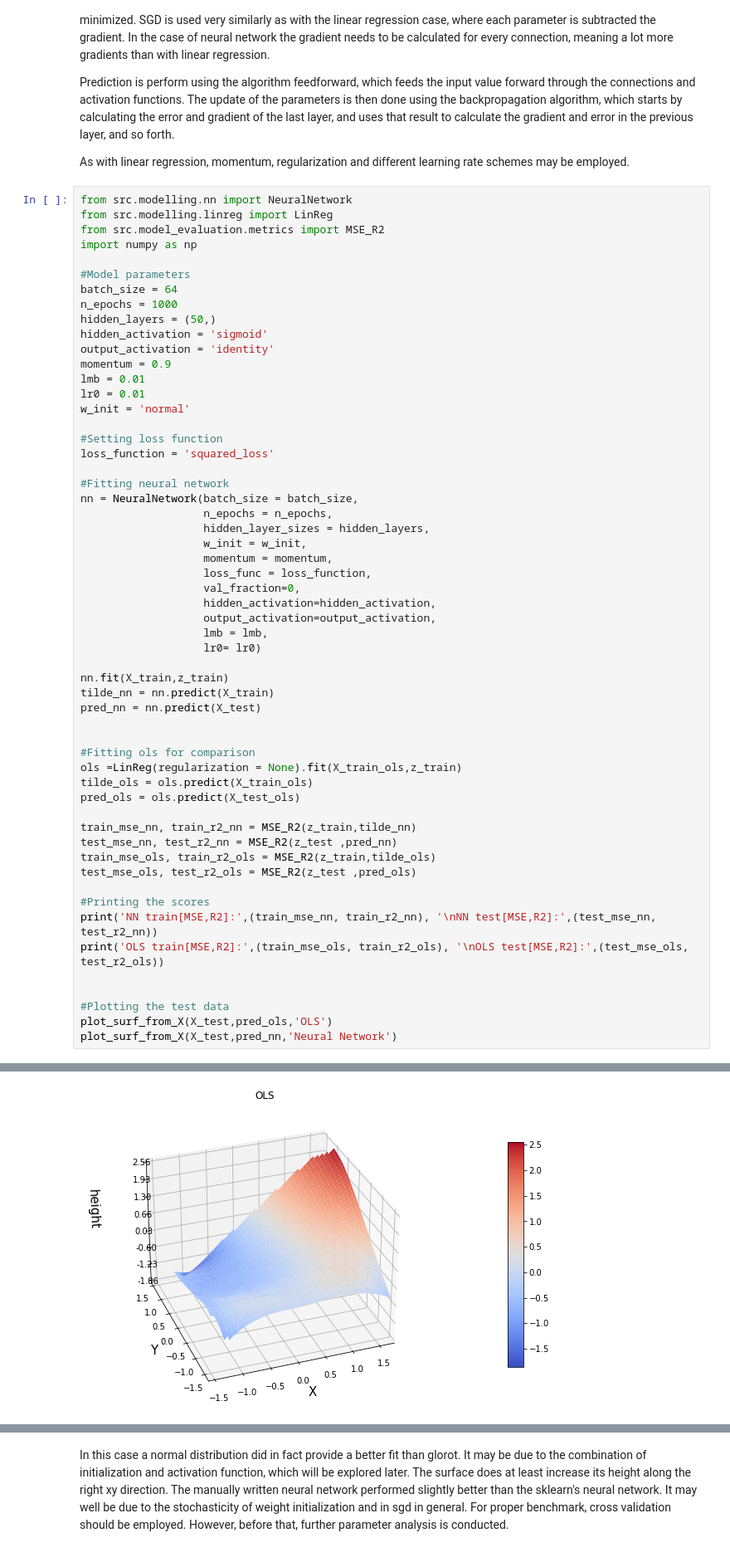
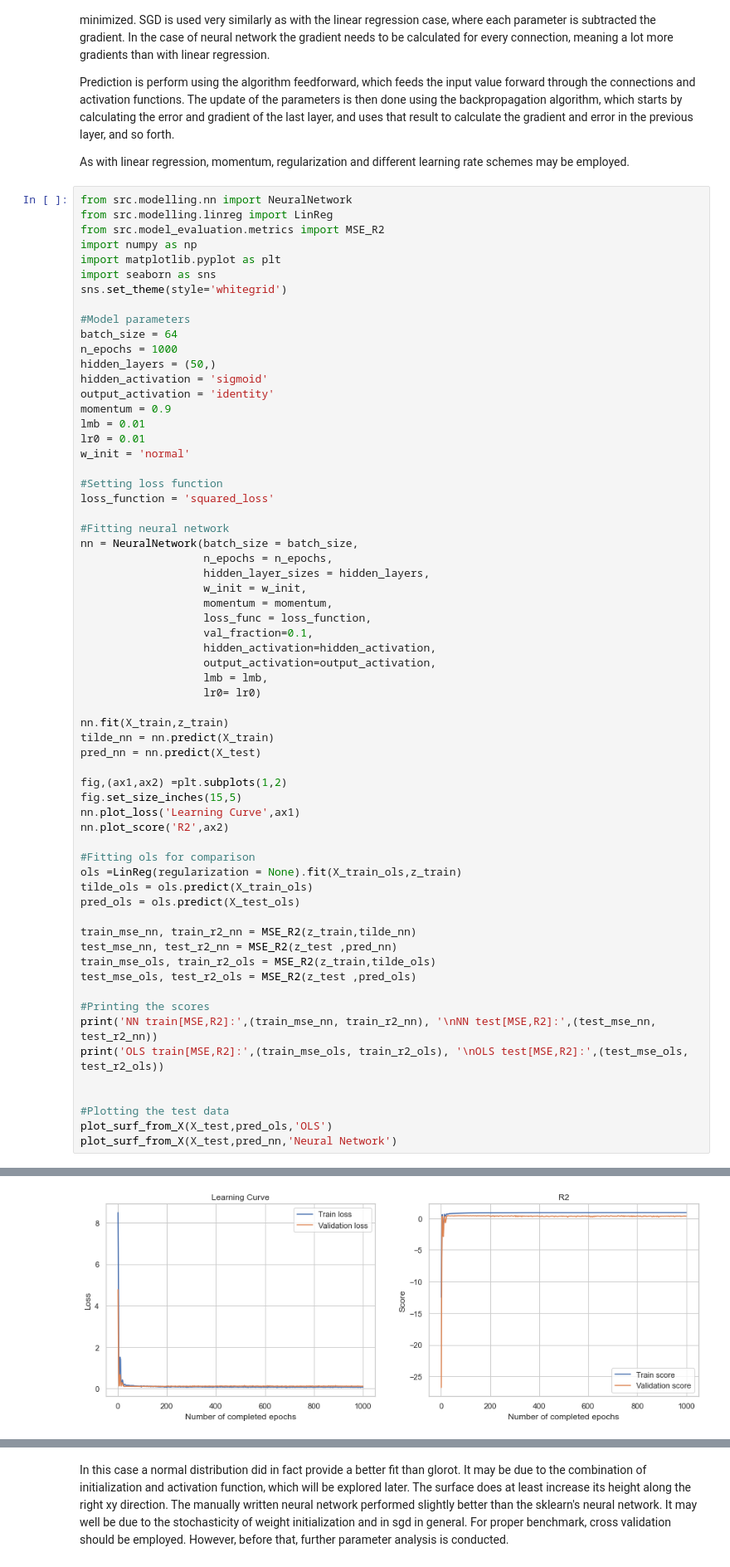
Before and after one commit to oliverif/FYS-STK4155-project2, a Jupyter notebook: notebooks/Reports/Part_b_and_c.ipynb, the cells around one changed output, grey strips where cells are left out. Shown at 83% size. Cells and saved outputs as stored; diff of their text form.

```diff
--- a/notebooks/Reports/Part_b_and_c.ipynb
+++ b/notebooks/Reports/Part_b_and_c.ipynb
@@ -69,6 +69,9 @@ from src.modelling.nn import NeuralNetwork
 from src.modelling.linreg import LinReg
 from src.model_evaluation.metrics import MSE_R2
 import numpy as np
+import matplotlib.pyplot as plt
+import seaborn as sns
+sns.set_theme(style='whitegrid')
 
 #Model parameters
 batch_size = 64
@@ -91,7 +94,7 @@ nn = NeuralNetwork(batch_size = batch_size,
                    w_init = w_init,
                    momentum = momentum,
                    loss_func = loss_function,
-                   val_fraction=0,
+                   val_fraction=0.1,
                    hidden_activation=hidden_activation,
                    output_activation=output_activation,
                    lmb = lmb,
@@ -101,6 +104,10 @@ nn.fit(X_train,z_train)
 tilde_nn = nn.predict(X_train)
 pred_nn = nn.predict(X_test)
 
+fig,(ax1,ax2) =plt.subplots(1,2)
+fig.set_size_inches(15,5)
+nn.plot_loss('Learning Curve',ax1)
+nn.plot_score('R2',ax2)
 
 #Fitting ols for comparison
 ols =LinReg(regularization = None).fit(X_train_ols,z_train)
@@ -126,4 +133,4 @@ NN test[MSE,R2]: (0.17515142069440448, 0.8086379760192073)
 OLS train[MSE,R2]: (0.09990252233243115, 0.9000974776675689)
 OLS test[MSE,R2]: (0.13640298103639853, 0.8509726588305498)
 <Axes3DSubplot:title={'center':'Neural Network'}, xlabel='X', ylabel='Y'>
-[figure, old version]
+[figure, new version]
```
Also changed, not shown: parts of 13 cells of this notebook, 31 other files.
